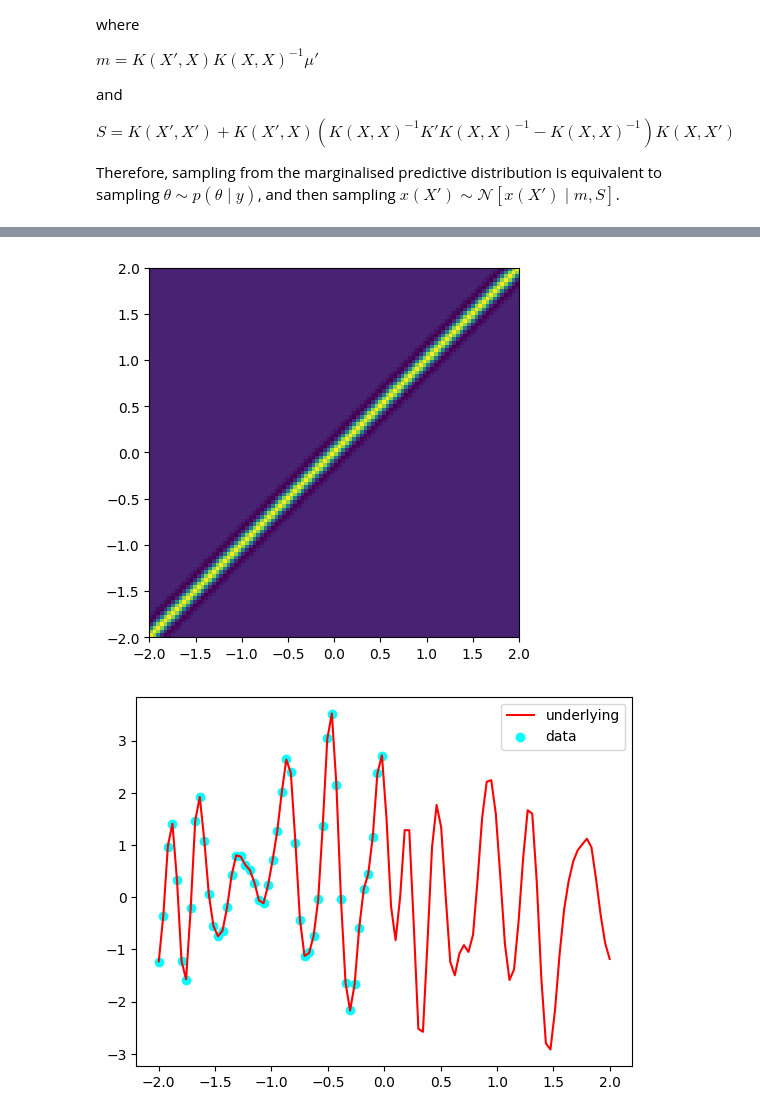
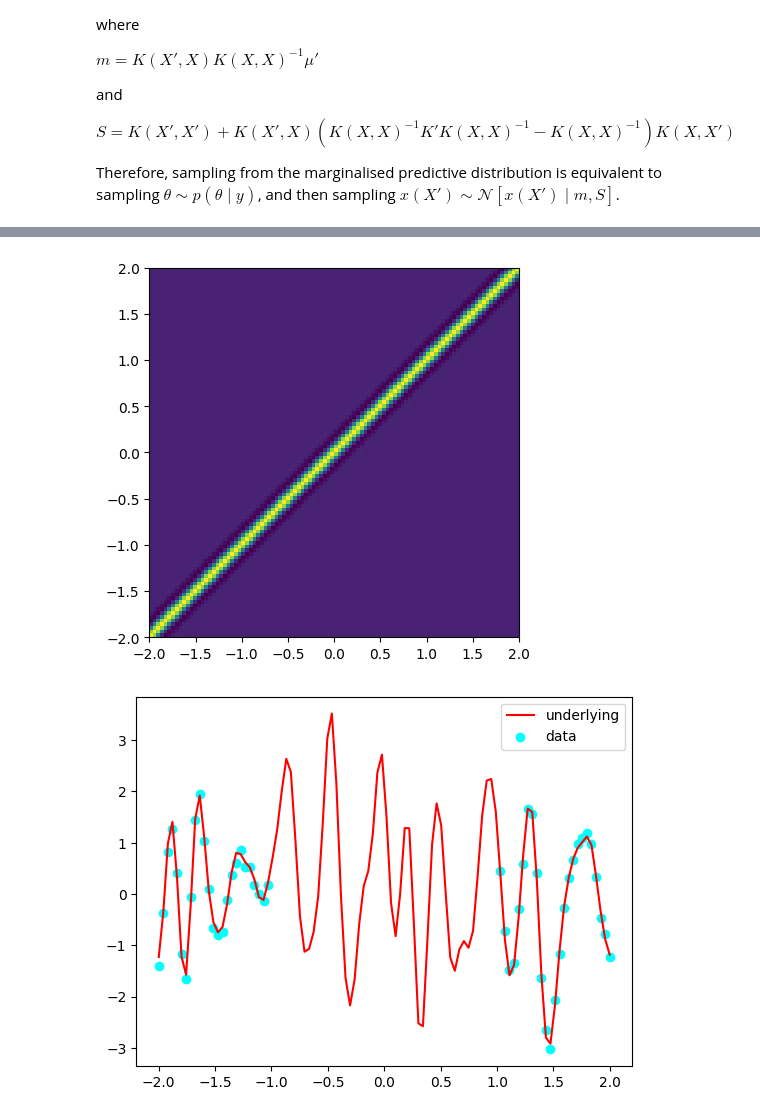
Before and after one commit to Joshuaalbert/jaxns, a Jupyter notebook: docs/examples/gaussian_process_marginalisation_spectral.ipynb, the cells around one changed output, grey strips where cells are left out. Drawn from its saved outputs; the diff is of its cells as text; code cells hidden in the pictures.

```diff
--- a/docs/examples/gaussian_process_marginalisation_spectral.ipynb
+++ b/docs/examples/gaussian_process_marginalisation_spectral.ipynb
@@ -85,39 +80,40 @@ WARNING:jax._src.xla_bridge:An NVIDIA GPU may be present on this machine, but a
 # %%
 N = 100
-M = N // 2
 Xstar = jnp.linspace(-2., 2., N)[:, None]
-X = Xstar[:M]
+mask = jnp.concatenate([jnp.arange(25), jnp.arange(75, N)])
+X = Xstar[mask]
 
-true_uncert = 0.01
+true_uncert = 0.1
 
 spectral_params_true = dict(
     logits=jnp.asarray([0., 0.]),
     locs=jnp.asarray([1. / 1, 1. / 0.5]),
     scales=jnp.asarray([1. / 4., 1 / 0.8])
 )
 prior_cov = tfpk.SpectralMixture(**spectral_params_true).matrix(Xstar, Xstar) + 1e-12 * jnp.eye(N)
 
 v = jnp.linspace(0., 2., 100)
 kern = tfpk.SpectralMixture(**spectral_params_true).matrix(jnp.zeros((1, 1)), v[:, None])
 plt.plot(v, kern[0, :])
 plt.show()
 
 plt.imshow(prior_cov, origin='lower', extent=(Xstar.min(), Xstar.max(), Xstar.min(), Xstar.max()))
 plt.show()
 
 Y = jnp.linalg.cholesky(prior_cov) @ random.normal(random.PRNGKey(42), shape=(N,))
-Y_obs = Y[:M] + true_uncert * random.normal(random.PRNGKey(1), shape=(M,))
+Y_obs = Y[mask]
+Y_obs += true_uncert * random.normal(random.PRNGKey(1), shape=Y_obs.shape)
 # Y = jnp.cos(jnp.pi*2. * X[:,0]/2) + jnp.exp(- X[:,0]/2) * jnp.sin(jnp.pi*2. * X[:,0]/3)
 
 
 plt.plot(Xstar[:, 0], Y, c='red', label='underlying')
 plt.scatter(X[:, 0], Y_obs, c='cyan', label='data')
 plt.legend()
 plt.show()
 # %% [output]
 [figure]
 [figure]
-[figure, old version]
+[figure, new version]
 # %%
 
 
```
Also changed, not shown: parts of 4 cells of this notebook.
